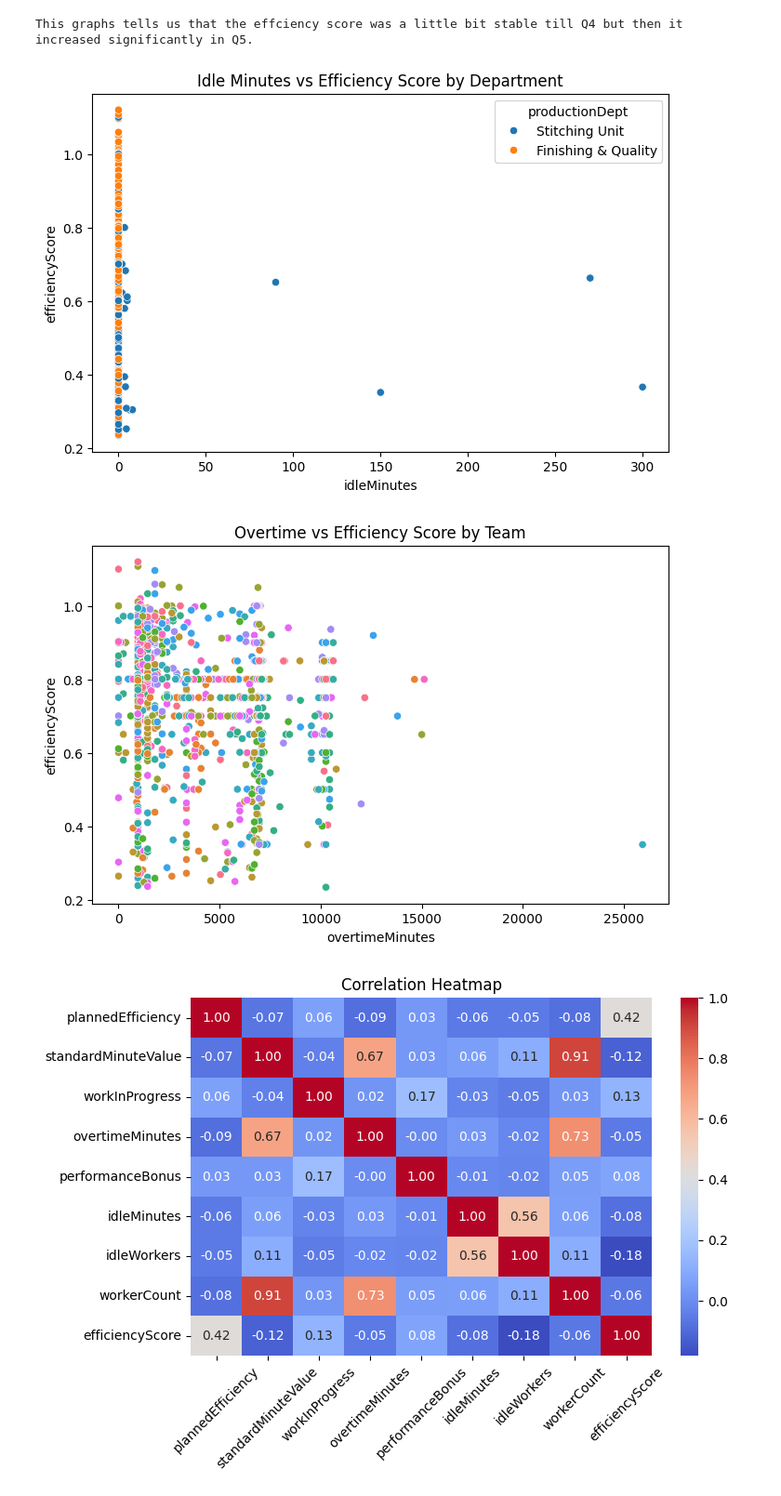
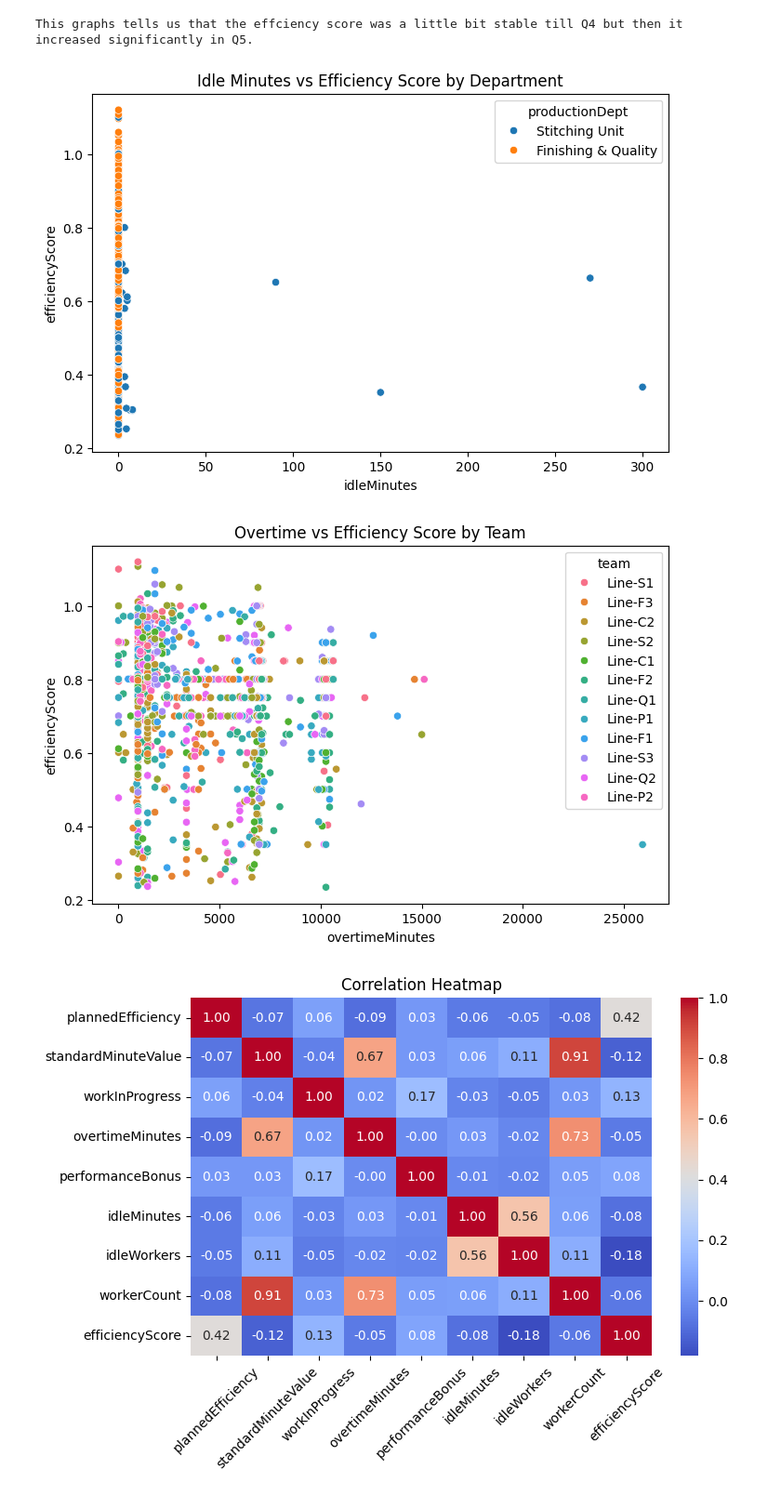
Before and after one commit to Architj875/mfg_analysis, a Jupyter notebook: dataset2.ipynb, the cells around one changed output. Shown: that part at 93% size. Cells and saved outputs as stored; diff of their text form; code cells hidden in the pictures.

```diff
--- a/dataset2.ipynb
+++ b/dataset2.ipynb
@@ -109,17 +109,17 @@ This graphs tells us that the effciency score was a little bit stable till Q4 bu
 # %%
 # Efficiency score vs idle minutes
 plt.figure(figsize=(8, 5))
 sns.scatterplot(x='idleMinutes', y='efficiencyScore', hue='productionDept', data=df)
 plt.title('Idle Minutes vs Efficiency Score by Department')
 plt.show()
 # overtime vs efficiency score by team
 plt.figure(figsize=(8, 5))
-sns.scatterplot(x='overtimeMinutes', y='efficiencyScore', hue='team', data=df, legend=False)
+sns.scatterplot(x='overtimeMinutes', y='efficiencyScore', hue='team', data=df, legend=True)
 plt.title('Overtime vs Efficiency Score by Team')
 plt.show()
 # %% [output]
 [figure]
-[figure, old version]
+[figure, new version]
 # %%
 # heatmap
 plt.figure(figsize=(8, 5))
```
Also changed, not shown: parts of 3 cells of this notebook.
